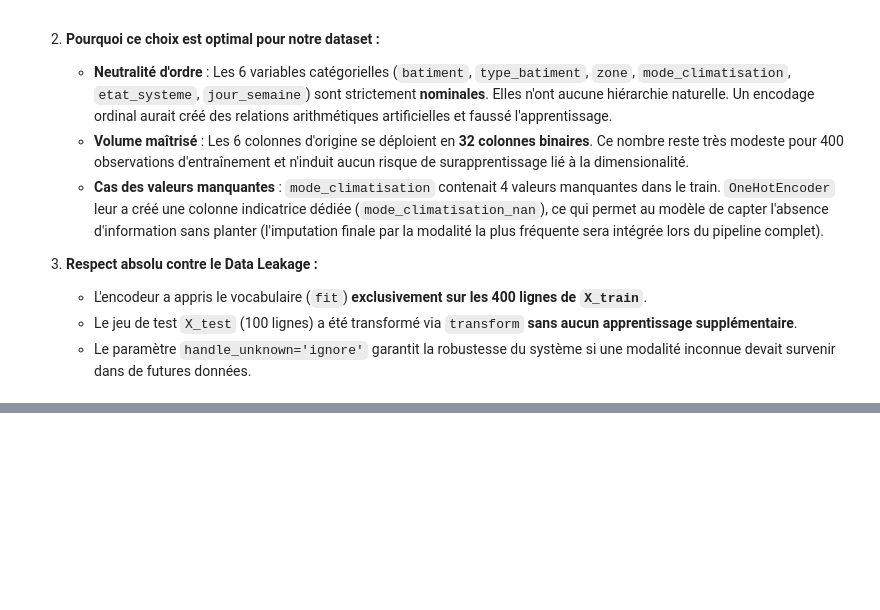
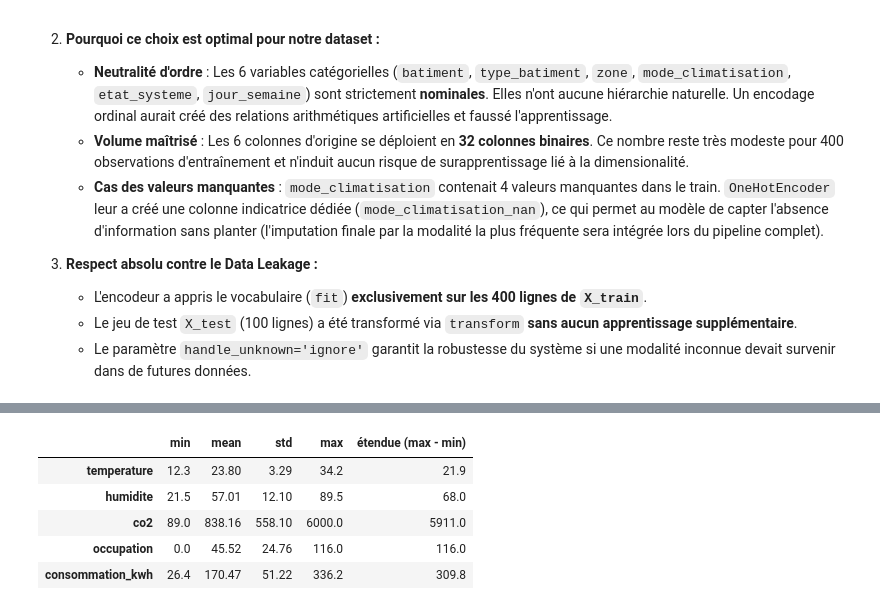
Before and after one commit to Abdouaziz2/atelier-prepa-donnees-tab, a Jupyter notebook: notebook/atelier-prepa-donnees-tab.ipynb, the cells around one changed output, grey strips where cells are left out. Saved outputs shown, nothing was run; the diff lists cells and outputs as text; code cells hidden in the pictures; blank space fills up the shorter version.

Commit message:
Partie 5 – Mise à l'échelle:1) Justification de la pertinence de la mise à l'échelle à l'aide de quelques variables

```diff
--- a/notebook/atelier-prepa-donnees-tab.ipynb
+++ b/notebook/atelier-prepa-donnees-tab.ipynb
@@ -1519,0 +1525,14 @@ Dimensions globales après réunion numérique + encodage :
+# %%
+# Comparaison des ordres de grandeur et dispersions dans X_train
+variables_numeriques = ['temperature', 'humidite', 'co2', 'occupation', 'consommation_kwh']
+
+echelles = X_train[variables_numeriques].agg(['min', 'mean', 'std', 'max']).T
+echelles['étendue (max - min)'] = echelles['max'] - echelles['min']
+display(echelles.round(2))
+# %% [output]
+|  | min | mean | std | max | étendue (max - min) |
+| temperature | 12.3 | 23.80 | 3.29 | 34.2 | 21.9 |
+| humidite | 21.5 | 57.01 | 12.10 | 89.5 | 68.0 |
+| co2 | 89.0 | 838.16 | 558.10 | 6000.0 | 5911.0 |
+| occupation | 0.0 | 45.52 | 24.76 | 116.0 | 116.0 |
+| consommation_kwh | 26.4 | 170.47 | 51.22 | 336.2 | 309.8 |
```
Also changed, not shown: parts of 3 cells of this notebook.
